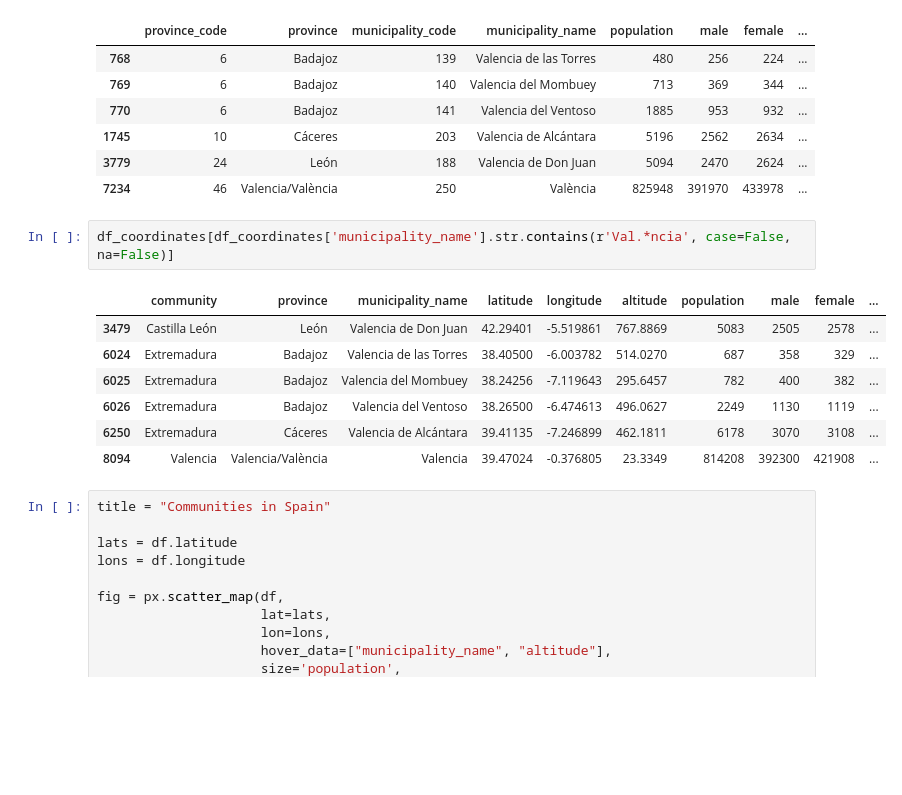
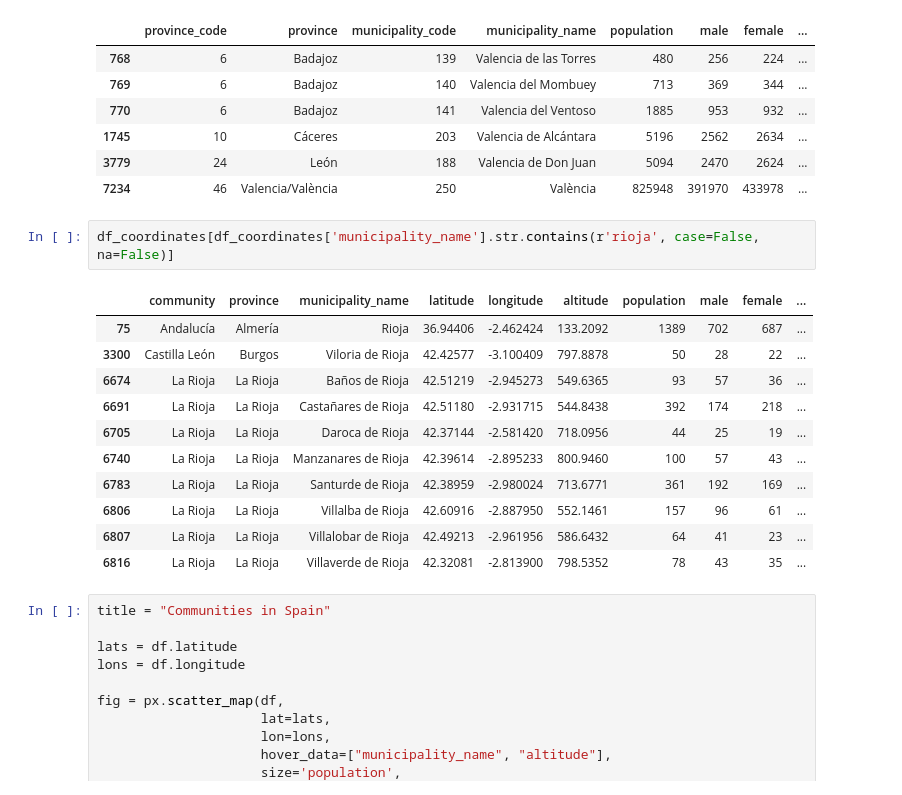
Before and after one commit to marimoysan/ml-pueblos, a Jupyter notebook: notebooks/eda.ipynb, the cells around one changed output. Drawn from its saved outputs; the diff is of its cells as text; blank space fills up the shorter version.

```diff
--- a/notebooks/eda.ipynb
+++ b/notebooks/eda.ipynb
@@ -134,15 +134,19 @@ df_communities[df_communities['municipality_name'].str.contains(r'Val.*ncia', ca
 | 3779 | 24 | León | 188 | Valencia de Don Juan | 5094 | 2470 | 2624 | ... |
 | 7234 | 46 | Valencia/València | 250 | València | 825948 | 391970 | 433978 | ... |
 # %%
-df_coordinates[df_coordinates['municipality_name'].str.contains(r'Val.*ncia', case=False, na=False)]
+df_coordinates[df_coordinates['municipality_name'].str.contains(r'rioja', case=False, na=False)]
 # %% [output]
 |  | community | province | municipality_name | latitude | longitude | altitude | population | male | female | ... |
-| 3479 | Castilla León | León | Valencia de Don Juan | 42.29401 | -5.519861 | 767.8869 | 5083 | 2505 | 2578 | ... |
-| 6024 | Extremadura | Badajoz | Valencia de las Torres | 38.40500 | -6.003782 | 514.0270 | 687 | 358 | 329 | ... |
-| 6025 | Extremadura | Badajoz | Valencia del Mombuey | 38.24256 | -7.119643 | 295.6457 | 782 | 400 | 382 | ... |
-| 6026 | Extremadura | Badajoz | Valencia del Ventoso | 38.26500 | -6.474613 | 496.0627 | 2249 | 1130 | 1119 | ... |
-| 6250 | Extremadura | Cáceres | Valencia de Alcántara | 39.41135 | -7.246899 | 462.1811 | 6178 | 3070 | 3108 | ... |
-| 8094 | Valencia | Valencia/València | Valencia | 39.47024 | -0.376805 | 23.3349 | 814208 | 392300 | 421908 | ... |
+| 75 | Andalucía | Almería | Rioja | 36.94406 | -2.462424 | 133.2092 | 1389 | 702 | 687 | ... |
+| 3300 | Castilla León | Burgos | Viloria de Rioja | 42.42577 | -3.100409 | 797.8878 | 50 | 28 | 22 | ... |
+| 6674 | La Rioja | La Rioja | Baños de Rioja | 42.51219 | -2.945273 | 549.6365 | 93 | 57 | 36 | ... |
+| 6691 | La Rioja | La Rioja | Castañares de Rioja | 42.51180 | -2.931715 | 544.8438 | 392 | 174 | 218 | ... |
+| 6705 | La Rioja | La Rioja | Daroca de Rioja | 42.37144 | -2.581420 | 718.0956 | 44 | 25 | 19 | ... |
+| 6740 | La Rioja | La Rioja | Manzanares de Rioja | 42.39614 | -2.895233 | 800.9460 | 100 | 57 | 43 | ... |
+| 6783 | La Rioja | La Rioja | Santurde de Rioja | 42.38959 | -2.980024 | 713.6771 | 361 | 192 | 169 | ... |
+| 6806 | La Rioja | La Rioja | Villalba de Rioja | 42.60916 | -2.887950 | 552.1461 | 157 | 96 | 61 | ... |
+| 6807 | La Rioja | La Rioja | Villalobar de Rioja | 42.49213 | -2.961956 | 586.6432 | 64 | 41 | 23 | ... |
+| 6816 | La Rioja | La Rioja | Villaverde de Rioja | 42.32081 | -2.813900 | 798.5352 | 78 | 43 | 35 | ... |
 # %%
 title = "Communities in Spain"
 
```
Also changed, not shown: 4 other files.
